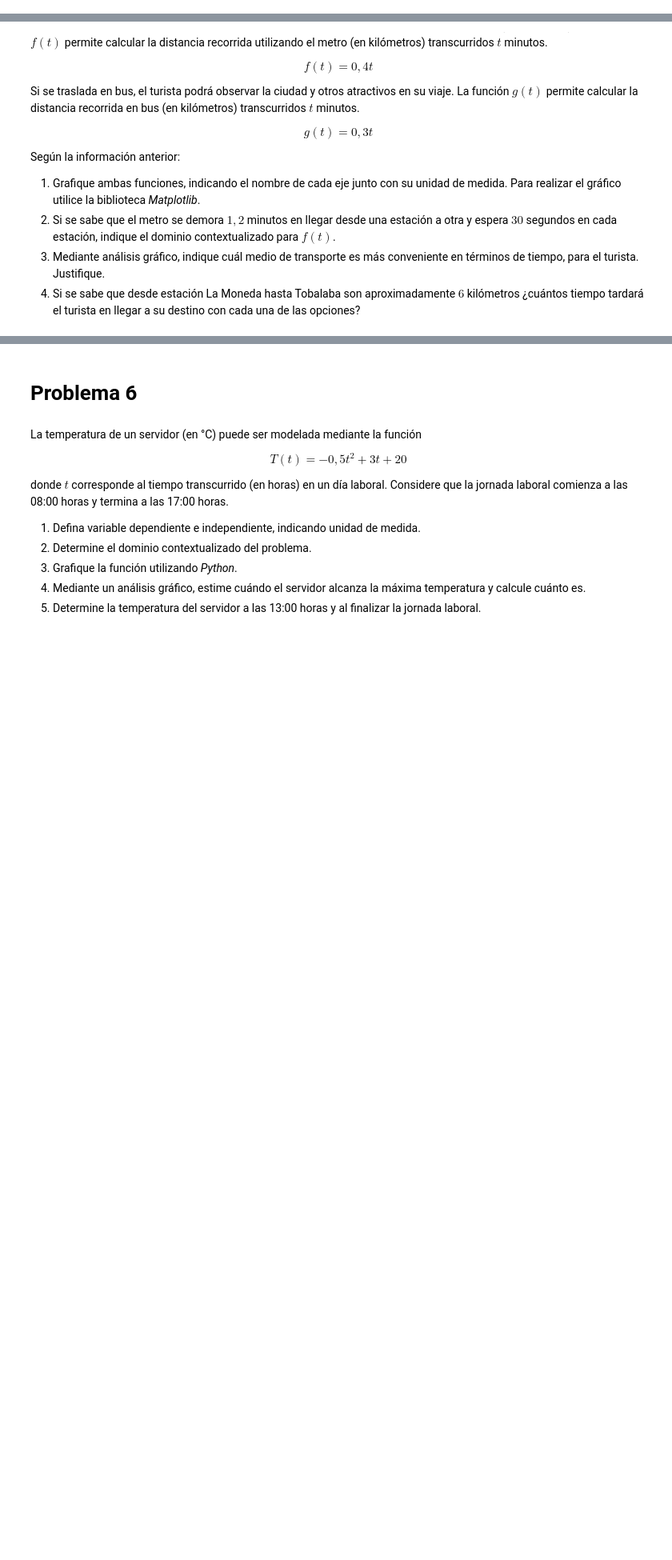
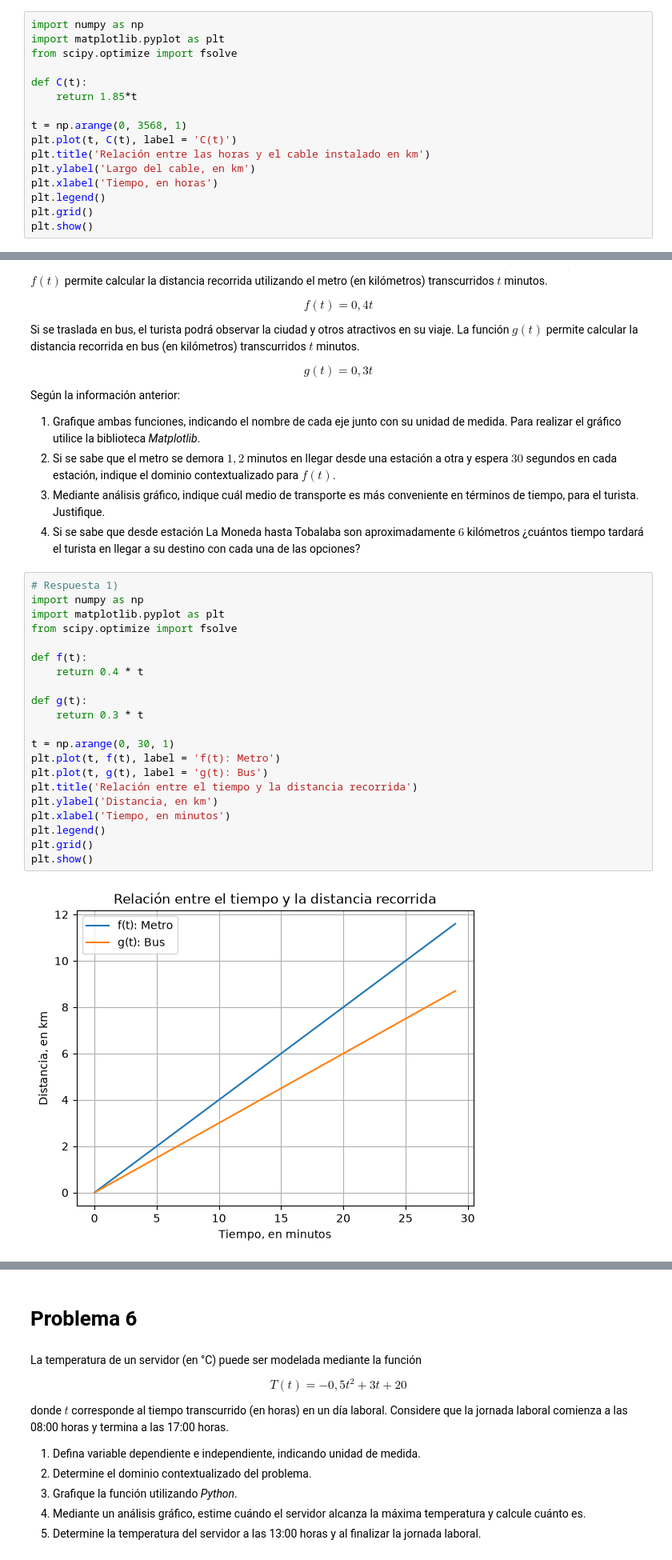
Before and after one commit to mo7cho/jupyterNotebook, a Jupyter notebook: G1_Funciones.ipynb, the cells around one changed output, grey strips where cells are left out. Shown at 80% size. Drawn from its saved outputs; the diff is of its cells as text; blank space fills up the shorter version.

```diff
--- a/G1_Funciones.ipynb
+++ b/G1_Funciones.ipynb
@@ -54,6 +64,22 @@ Como parte de un proyecto de mejora, en el año $2021$ se instaló un cable de f
 5.   ¿Cuántos metros de cable se instalaron al transcurrir $148$ horas? ¿Y transcurridas $2.300$ horas?
 6.   Si se han instalado $3.480$ kilometros de cable, ¿cuántas horas llevan de trabajo?
 7.   ¿Cuánto tiempo transcurrió para que se completara la obra?
+# %%
+import numpy as np
+import matplotlib.pyplot as plt
+from scipy.optimize import fsolve
+
+def C(t):
+    return 1.85*t
+
+t = np.arange(0, 3568, 1)
+plt.plot(t, C(t), label = 'C(t)')
+plt.title('Relación entre las horas y el cable instalado en km')
+plt.ylabel('Largo del cable, en km')
+plt.xlabel('Tiempo, en horas')
+plt.legend()
+plt.grid()
+plt.show()
 # %% [markdown]
 # Problema 5
 # %% [markdown]
@@ -73,3 +99,26 @@ Según la información anterior:
 2.  Si se sabe que el metro se demora $1,2$ minutos en llegar desde una estación a otra y espera $30$ segundos en cada estación, indique el dominio contextualizado para $f(t)$.
 3. Mediante análisis gráfico, indique cuál medio de transporte es más conveniente en términos de tiempo, para el turista. Justifique.
 4.  Si se sabe que desde estación La Moneda hasta Tobalaba son aproximadamente $6$ kilómetros ¿cuántos tiempo tardará el turista en llegar a su destino con cada una de las opciones?
+# %%
+# Respuesta 1)
+import numpy as np
+import matplotlib.pyplot as plt
+from scipy.optimize import fsolve
+
+def f(t):
+    return 0.4 * t
+
+def g(t):
+    return 0.3 * t
+
+t = np.arange(0, 30, 1)
+plt.plot(t, f(t), label = 'f(t): Metro')
+plt.plot(t, g(t), label = 'g(t): Bus')
+plt.title('Relación entre el tiempo y la distancia recorrida')
+plt.ylabel('Distancia, en km')
+plt.xlabel('Tiempo, en minutos')
+plt.legend()
+plt.grid()
+plt.show()
+# %% [output]
+[figure, added]
```
Also changed, not shown: parts of 9 cells of this notebook.
